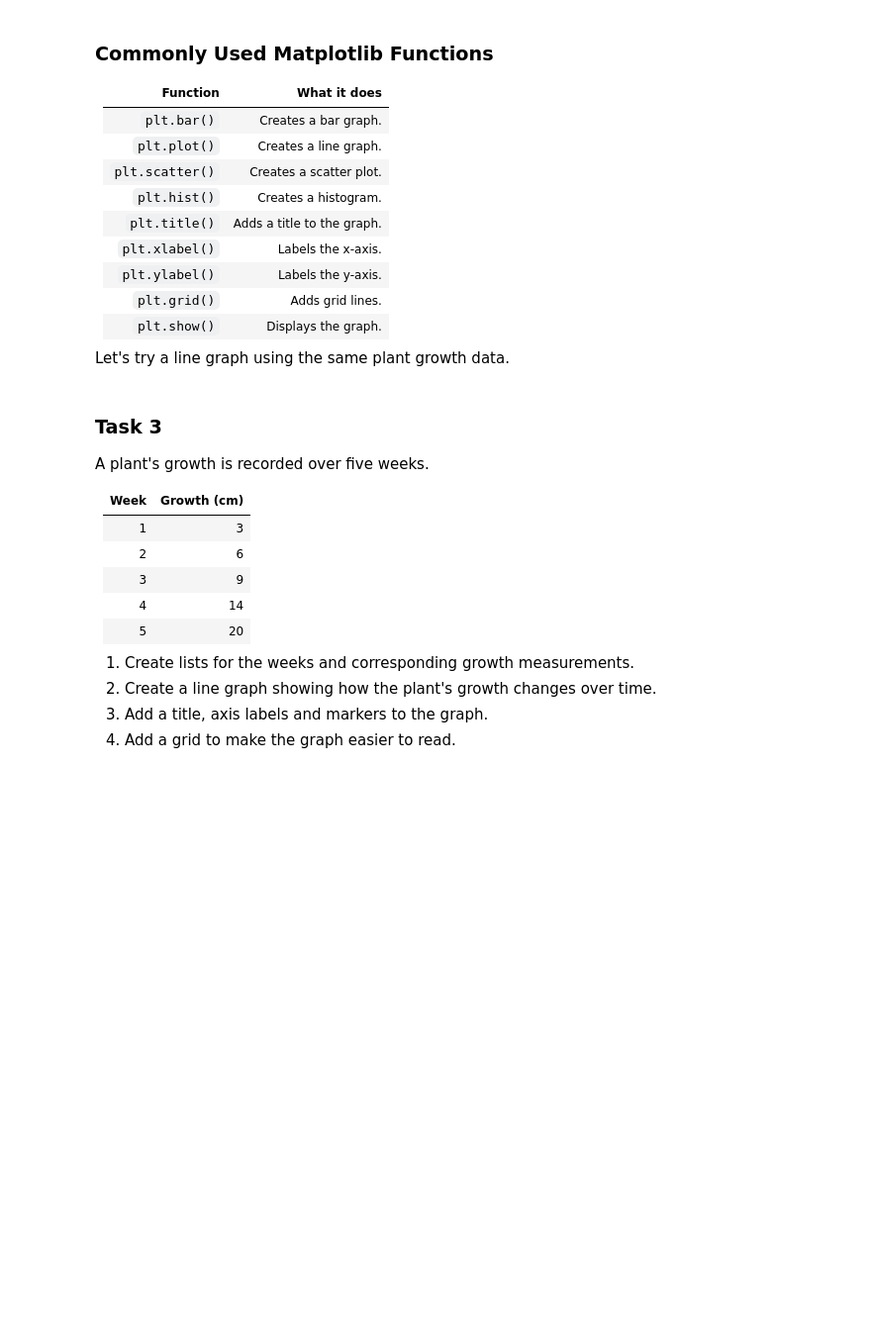
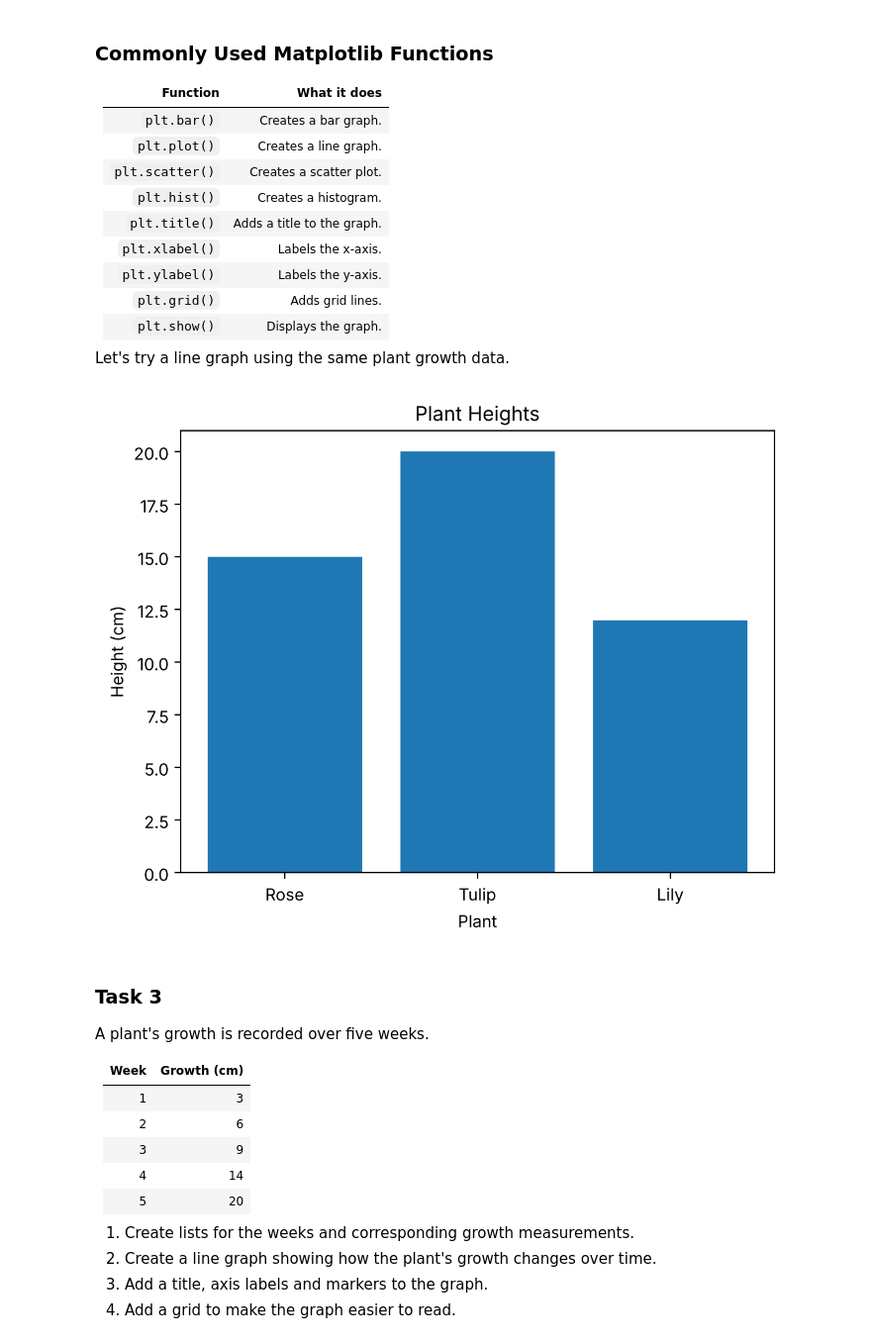
Before and after one commit to bhavikjain026/coding-cafe, a Jupyter notebook: lab9/lab9.ipynb, the cells around one changed output. Shown at 99% size. Drawn from its saved outputs; the diff is of its cells as text; code cells hidden in the pictures; blank space fills up the shorter version.

```diff
--- a/lab9/lab9.ipynb
+++ b/lab9/lab9.ipynb
@@ -295,19 +359,23 @@ Let's try a line graph using the same plant growth data.
 # %%
 plants = ['Rose', 'Tulip', 'Lily']
 heights = [15, 20, 12]
 
 # Creating a bar graph
 plt.bar(plants, heights)
 
 # Adding a title and axis labels
 plt.title("Plant Heights")
 
 # YOUR CODE FOR THE X AXIS LABEL ("Plant")
+plt.xlabel("Plant")
 
 # YOUR CODE FOR THE Y AXIS LABEL ("Height (cm)")
+plt.ylabel("Height (cm)")
 
 # Displaying the graph
 plt.show()
+# %% [output]
+[figure, added]
 # %% [markdown]
 ### Task 3
 
```
Also changed, not shown: parts of 9 cells of this notebook.
